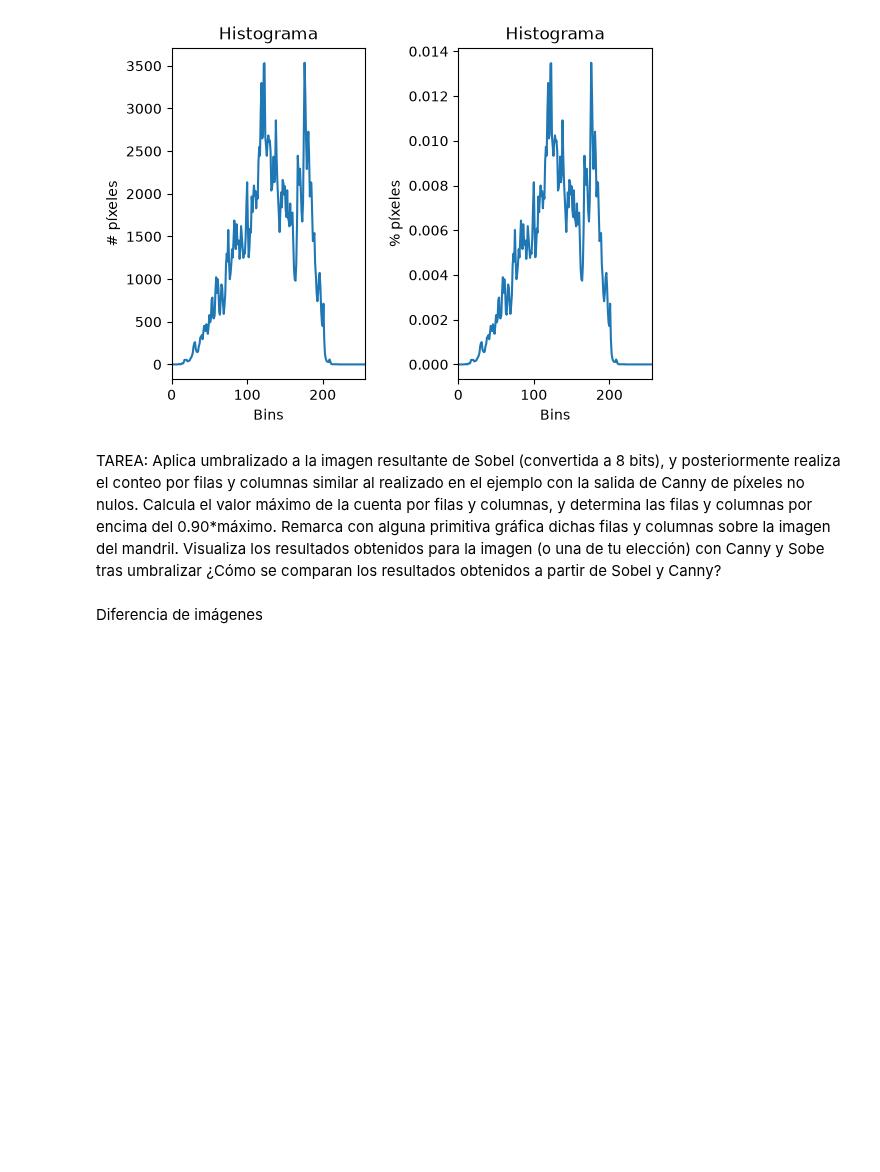
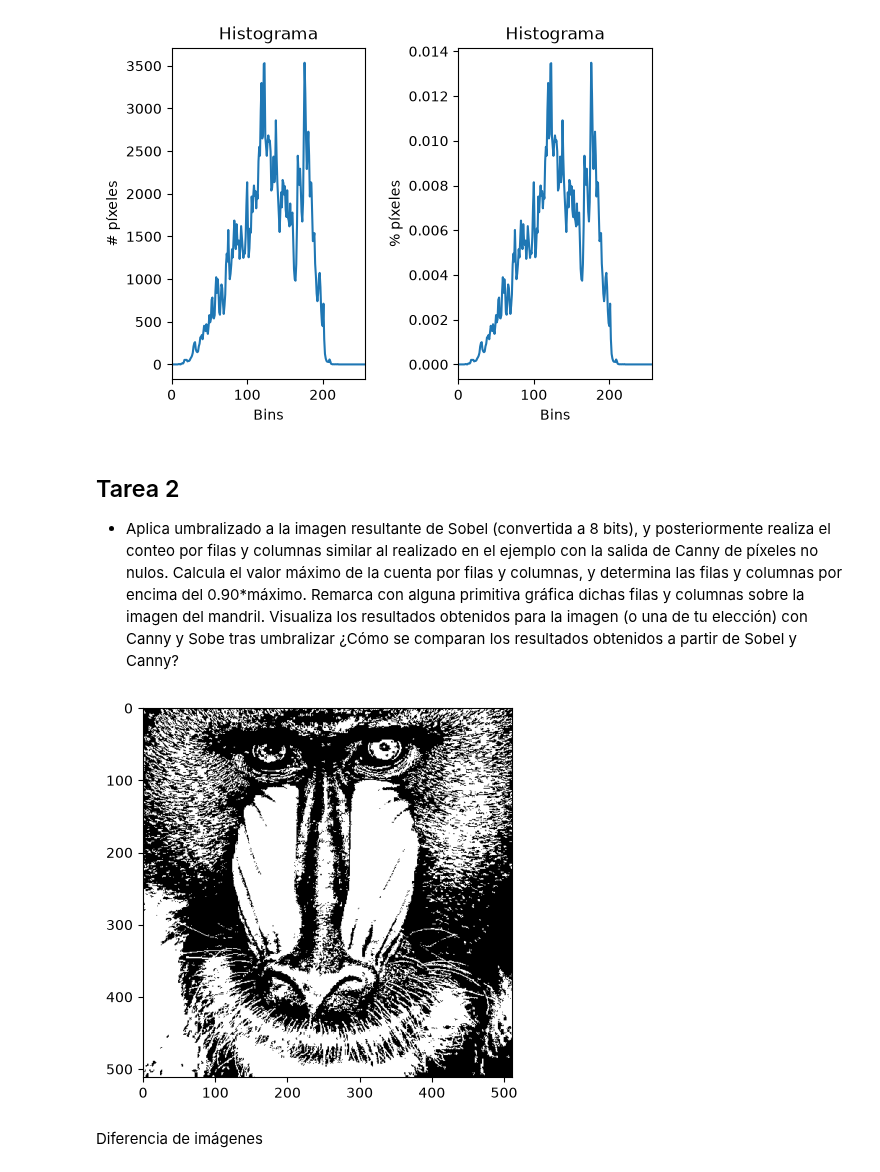
Before and after one commit to albaquiintanaa/VC_PRACTICAS, a Jupyter notebook: VC_P2.ipynb, the cells around one changed output. Cells and saved outputs as stored; diff of their text form; code cells hidden in the pictures; blank space fills up the shorter version.

Commit message:
- Tarea 2: se aplica umbralizado.

```diff
--- a/VC_P2.ipynb
+++ b/VC_P2.ipynb
@@ -366,7 +373,18 @@ plt.xlim([0, 256])
 [figure]
 [figure]
 # %% [markdown]
-TAREA: Aplica umbralizado a la imagen resultante de Sobel (convertida a 8 bits), y posteriormente realiza el conteo por filas y columnas similar al realizado en el ejemplo con la salida de Canny de píxeles no nulos. Calcula el valor máximo de la cuenta por filas y columnas, y determina las filas y columnas por encima del 0.90*máximo. Remarca con alguna primitiva gráfica dichas filas y columnas sobre la imagen del mandril. Visualiza los resultados obtenidos para la imagen (o una de tu elección) con Canny y Sobe tras umbralizar ¿Cómo se comparan los resultados obtenidos a partir de Sobel y Canny?
+## Tarea 2
+ - Aplica umbralizado a la imagen resultante de Sobel (convertida a 8 bits), y posteriormente realiza el conteo por filas y columnas similar al realizado en el ejemplo con la salida de Canny de píxeles no nulos. Calcula el valor máximo de la cuenta por filas y columnas, y determina las filas y columnas por encima del 0.90*máximo. Remarca con alguna primitiva gráfica dichas filas y columnas sobre la imagen del mandril. Visualiza los resultados obtenidos para la imagen (o una de tu elección) con Canny y Sobe tras umbralizar ¿Cómo se comparan los resultados obtenidos a partir de Sobel y Canny?
+# %%
+#Define valor umbral
+valorUmbral = 128 #Prueba otros valores
+#Obtiene imagen umbralizada para dicho valor definido
+_, imagenUmbralizada = cv2.threshold(gris, valorUmbral, 255, cv2.THRESH_BINARY)
+#Muestra resultado
+plt.imshow(imagenUmbralizada, cmap='gray')
+plt.show()
+# %% [output]
+[figure, added]
 # %% [markdown]
 Diferencia de imágenes
 # %%
```
Also changed, not shown: parts of 1 cell of this notebook.
